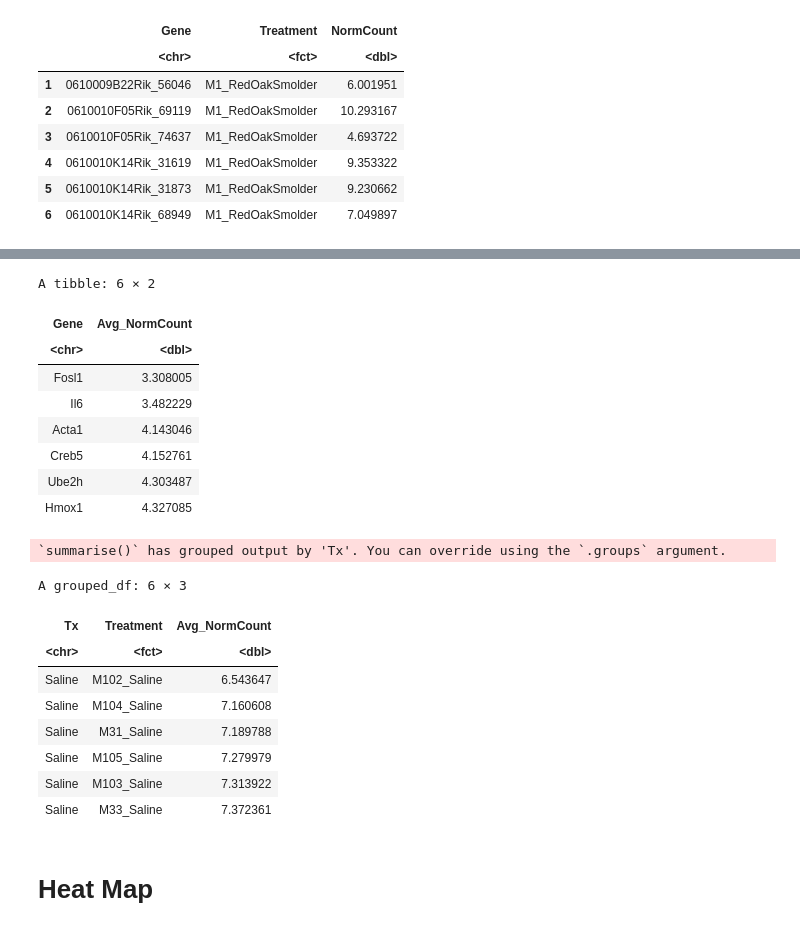
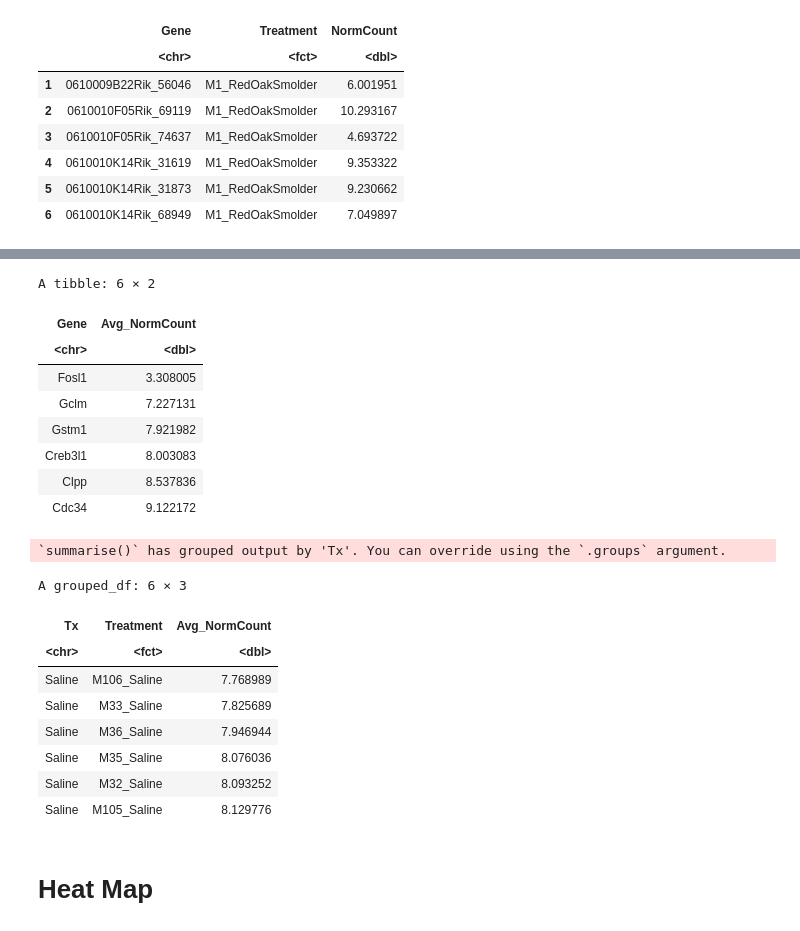
Before and after one commit to Ragerlab/P1013.-Microbiome-Peanut-Allergy, a Jupyter notebook: Gene Expression Heat Map.ipynb, the cells around one changed output, grey strips where cells are left out. Cells and saved outputs as stored; diff of their text form; code cells hidden in the pictures.

```diff
--- a/Gene Expression Heat Map.ipynb
+++ b/Gene Expression Heat Map.ipynb
@@ -74,7 +74,9 @@ pathway_peatflame_df = gene_expression_data %>%
     filter(!grepl("MH", Treatment)) %>%
     #removing extra numbers after the underscore to make the next step easier
     separate(Gene, c("Gene", NA), sep = "_") %>%
-    filter(tolower(Gene) %in% tolower(pathway_mRNAs$Gene))
+    filter(tolower(Gene) %in% tolower(pathway_mRNAs$Gene)) %>%
+    #adding another column that specifies only the treatment that will become useful later
+    mutate(Tx = ifelse(grepl("Saline", Treatment), "Saline", "Peat Flame"))
 
 head(pathway_peatflame_df)
 
@@ -93 +95,26 @@ A data.frame: 6 × 3
 [1] 96
+# %%
+#lastly filtering for genes that were differentially expressed using a t test
+t_test_results = data.frame()
+
+for (i in 1:length(unique(pathway_peatflame_df$Gene))){
+    #creating separate df for saline and peat flame conditions
+    saline_df = pathway_peatflame_df %>%
+        filter(Gene == pathway_peatflame_df$Gene[i] & Tx == "Saline")
+    exposed_df = pathway_peatflame_df %>%
+        filter(Gene == pathway_peatflame_df$Gene[i] & Tx == "Peat Flame")
+
+    #running t test
+    t_test = t.test(saline_df$NormCount, exposed_df$NormCount)
+    t_test_results = rbind(t_test_results, cbind(Gene = pathway_peatflame_df$Gene[i], P.Value = t_test$p.value))
+
+
+}
+
+#final results
+t_test_results = t_test_results %>%
+    unique() %>%
+    #getting padj values
+    mutate(PAdj = p.adjust(P.Value, method = "BH"))
+
+t_test_results
@@ -93,0 +141,5 @@ A data.frame: 6 × 3
+# %%
+#well unfortunately all the padj values = 1, so the dataset will be filtered for genes that have p values < 0.1
+sig_t_test_results = t_test_results %>%
+    filter(as.numeric(as.character(P.Value)) < 0.1)
+sig_t_test_results
@@ -93,0 +160,5 @@ A data.frame: 6 × 3
+# %%
+#now creating a final df after filtering
+final_df = pathway_peatflame_df %>%
+    filter(Gene %in% sig_t_test_results$Gene)
+head(final_df)
@@ -94,43 +175,41 @@ A data.frame: 6 × 3
 # %%
 #now organzing df for heat map
 
 #getting gene ordered by average concentrations
-desc_genes_df = pathway_peatflame_df %>%
-    mutate(Tx = ifelse(grepl("Saline", Treatment), "Saline", "Peat Flame")) %>%
+desc_genes_df = final_df %>%
     group_by(Gene) %>%
     summarize(Avg_NormCount = mean(NormCount)) %>%
     arrange(Avg_NormCount)
 
 head(desc_genes_df)
 
 #getting treatment conditions ordered by average concentrations
-desc_treatment_df = pathway_peatflame_df %>%
-    mutate(Tx = ifelse(grepl("Saline", Treatment), "Saline", "Peat Flame")) %>%
+desc_treatment_df = final_df %>%
     group_by(Tx, Treatment) %>%
     summarize(Avg_NormCount = mean(NormCount)) %>%
     arrange(desc(Tx), Avg_NormCount)
 
 head(desc_treatment_df)
 # %% [output]
 A tibble: 6 × 2
 | Gene | Avg_NormCount |
 | <chr> | <dbl> |
 | Fosl1 | 3.308005 |
-| Il6 | 3.482229 |
-| Acta1 | 4.143046 |
-| Creb5 | 4.152761 |
-| Ube2h | 4.303487 |
-| Hmox1 | 4.327085 |
+| Gclm | 7.227131 |
+| Gstm1 | 7.921982 |
+| Creb3l1 | 8.003083 |
+| Clpp | 8.537836 |
+| Cdc34 | 9.122172 |
 `summarise()` has grouped output by 'Tx'. You can override using the `.groups` argument.
 A grouped_df: 6 × 3
 | Tx | Treatment | Avg_NormCount |
 | <chr> | <fct> | <dbl> |
-| Saline | M102_Saline | 6.543647 |
-| Saline | M104_Saline | 7.160608 |
-| Saline | M31_Saline | 7.189788 |
-| Saline | M105_Saline | 7.279979 |
-| Saline | M103_Saline | 7.313922 |
-| Saline | M33_Saline | 7.372361 |
+| Saline | M106_Saline | 7.768989 |
+| Saline | M33_Saline | 7.825689 |
+| Saline | M36_Saline | 7.946944 |
+| Saline | M35_Saline | 8.076036 |
+| Saline | M32_Saline | 8.093252 |
+| Saline | M105_Saline | 8.129776 |
 # %% [markdown]
 # Heat Map
 # %%
```
Also changed, not shown: parts of 6 cells of this notebook.
